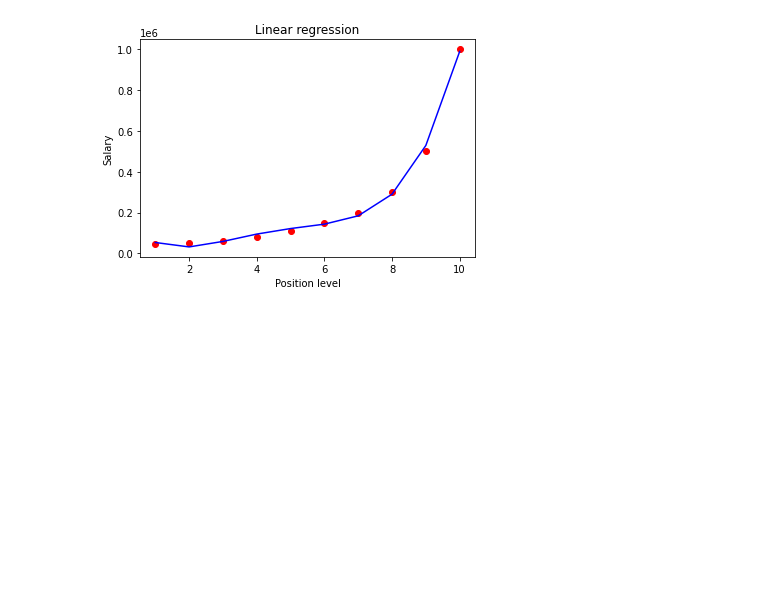
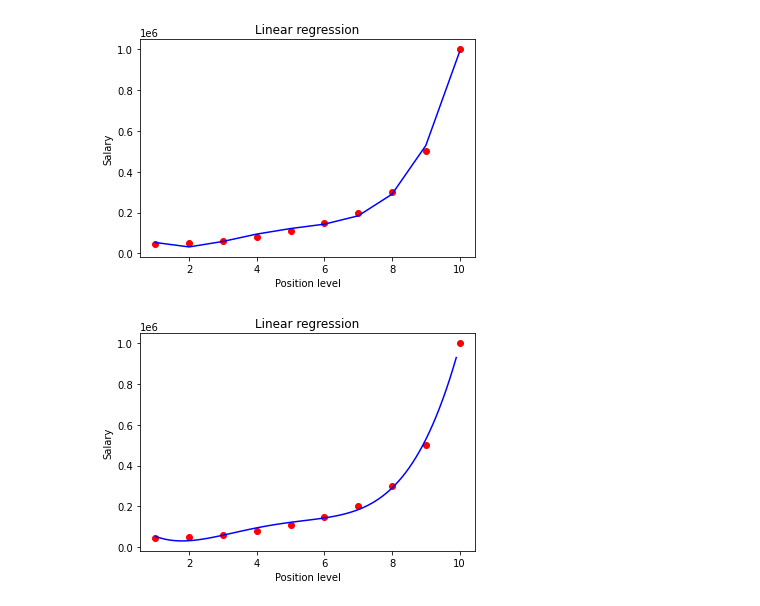
Before and after one commit to peterlulu666/MachineLearningPython, a Jupyter notebook: polynomial regression/polynomial_regression.ipynb, the cells around one changed output. Drawn from its saved outputs; the diff is of its cells as text; code cells hidden in the pictures; blank space fills up the shorter version.

```diff
--- a/polynomial regression/polynomial_regression.ipynb
+++ b/polynomial regression/polynomial_regression.ipynb
@@ -106,3 +109,28 @@ plt.ylabel('Salary')
 plt.show()
 # %% [output]
 [figure]
+# %%
+# Change degree to 4 and prettier plot
+# Transfer X
+from sklearn.preprocessing import PolynomialFeatures
+polynomial_features = PolynomialFeatures(degree=4)
+X_poly = polynomial_features.fit_transform(X)
+# Create polynomial regression model
+from sklearn.linear_model import LinearRegression
+poly_regressor = LinearRegression().fit(X_poly, y)
+poly_regressor
+# Create plot
+import matplotlib.pyplot as plt
+import numpy as np
+X_grid = np.arange(min(X), max(X), 0.1)
+X_grid = X_grid.reshape((len(X_grid), 1))
+X_grid_poly = polynomial_features.fit_transform(X_grid)
+plt.scatter(X, y, color='red')
+y_pred = poly_regressor.predict(X_grid_poly)
+plt.plot(X_grid, y_pred, color='blue')
+plt.title('Linear regression')
+plt.xlabel('Position level')
+plt.ylabel('Salary')
+plt.show()
+# %% [output]
+[figure, added]
```
Also changed, not shown: parts of 3 cells of this notebook.
